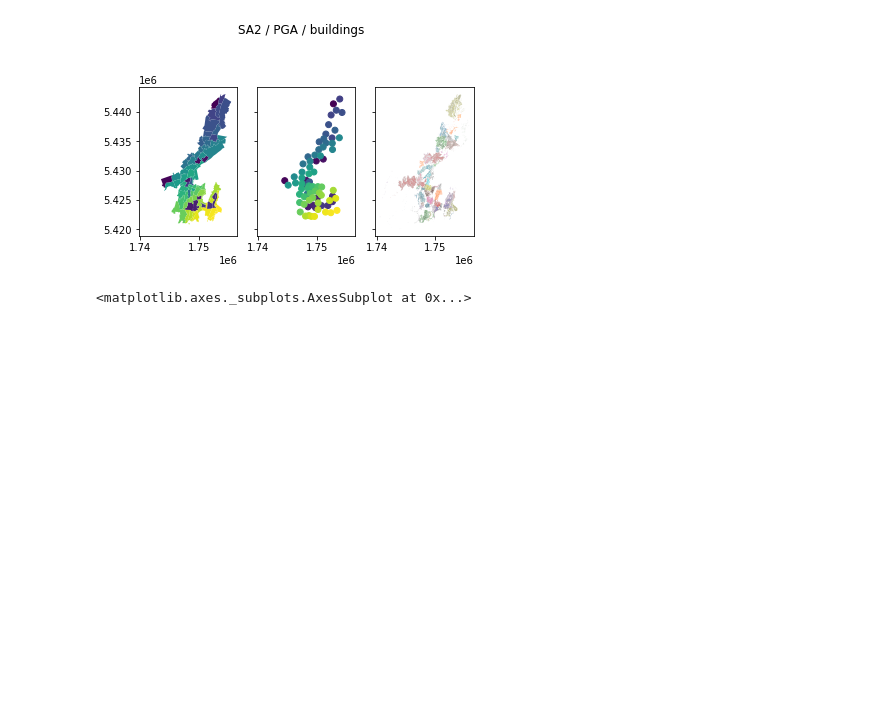
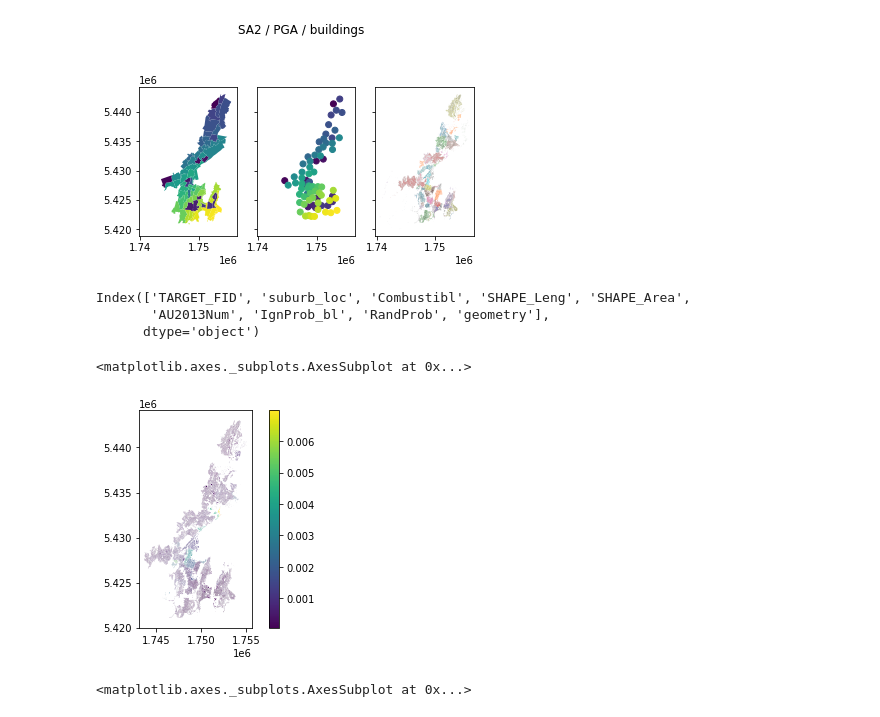
Before and after one commit to 37stu37/FFE, a Jupyter notebook: sampling_PGA.ipynb, the cells around one changed output. Saved outputs shown, nothing was run; the diff lists cells and outputs as text; code cells hidden in the pictures; blank space fills up the shorter version.

```diff
--- a/sampling_PGA.ipynb
+++ b/sampling_PGA.ipynb
@@ -117,6 +117,17 @@ def Ignition_Probability(data1, data2, building_data):
   return buildings_with_ignition
 # %%
 buildings_Ign = Ignition_Probability(SA2, PGA, buildings)
+# %%
+buildings_Ign.columns
+# %% [output]
+Index(['TARGET_FID', 'suburb_loc', 'Combustibl', 'SHAPE_Leng', 'SHAPE_Area',
+       'AU2013Num', 'IgnProb_bl', 'RandProb', 'geometry'],
+      dtype='object')
+# %%
+buildings_Ign.plot(column='IgnProb_bl', legend=True)
+# %% [output]
+<matplotlib.axes._subplots.AxesSubplot at 0x...>
+[figure, added]
 # %%
 buildings.plot(column='IgnProb_bl', legend=True)
 # %% [output]
```
